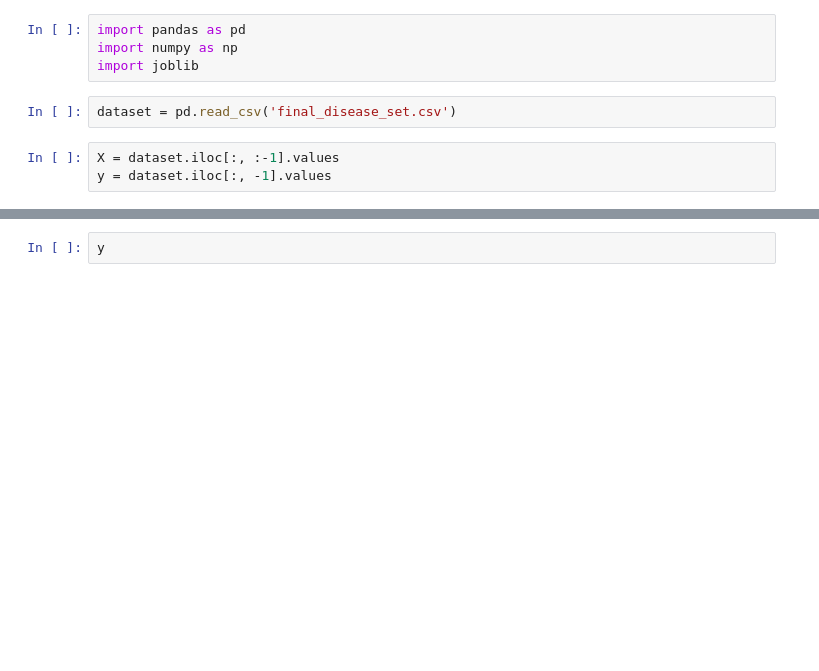
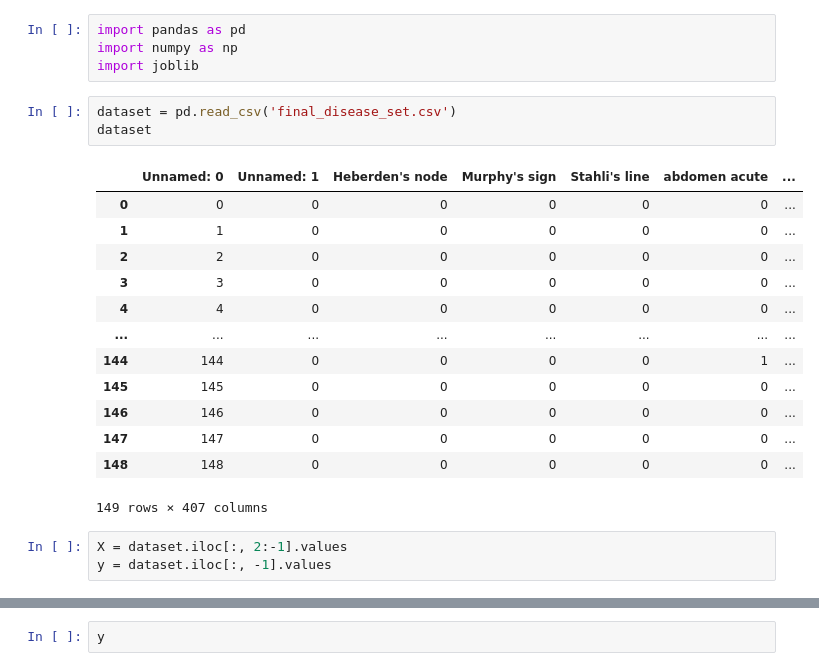
Before and after one commit to deadlycoder07/disease-predictor, a Jupyter notebook: ml/notebook/final_model.ipynb, the cells around one changed output, grey strips where cells are left out. Saved outputs shown, nothing was run; the diff lists cells and outputs as text; blank space fills up the shorter version.

```diff
--- a/ml/notebook/final_model.ipynb
+++ b/ml/notebook/final_model.ipynb
@@ -4,8 +4,23 @@ import numpy as np
 import joblib
 # %%
 dataset = pd.read_csv('final_disease_set.csv')
+dataset
+# %% [output]
+|  | Unnamed: 0 | Unnamed: 1 | Heberden's node | Murphy's sign | Stahli's line | abdomen acute | ... |
+| 0 | 0 | 0 | 0 | 0 | 0 | 0 | ... |
+| 1 | 1 | 0 | 0 | 0 | 0 | 0 | ... |
+| 2 | 2 | 0 | 0 | 0 | 0 | 0 | ... |
+| 3 | 3 | 0 | 0 | 0 | 0 | 0 | ... |
+| 4 | 4 | 0 | 0 | 0 | 0 | 0 | ... |
+| ... | ... | ... | ... | ... | ... | ... | ... |
+| 144 | 144 | 0 | 0 | 0 | 0 | 1 | ... |
+| 145 | 145 | 0 | 0 | 0 | 0 | 0 | ... |
+| 146 | 146 | 0 | 0 | 0 | 0 | 0 | ... |
+| 147 | 147 | 0 | 0 | 0 | 0 | 0 | ... |
+| 148 | 148 | 0 | 0 | 0 | 0 | 0 | ... |
+149 rows × 407 columns
 # %%
-X = dataset.iloc[:, :-1].values
+X = dataset.iloc[:, 2:-1].values
 y = dataset.iloc[:, -1].values
 # %%
 X
```
Also changed, not shown: parts of 8 cells of this notebook, 7 other files.
